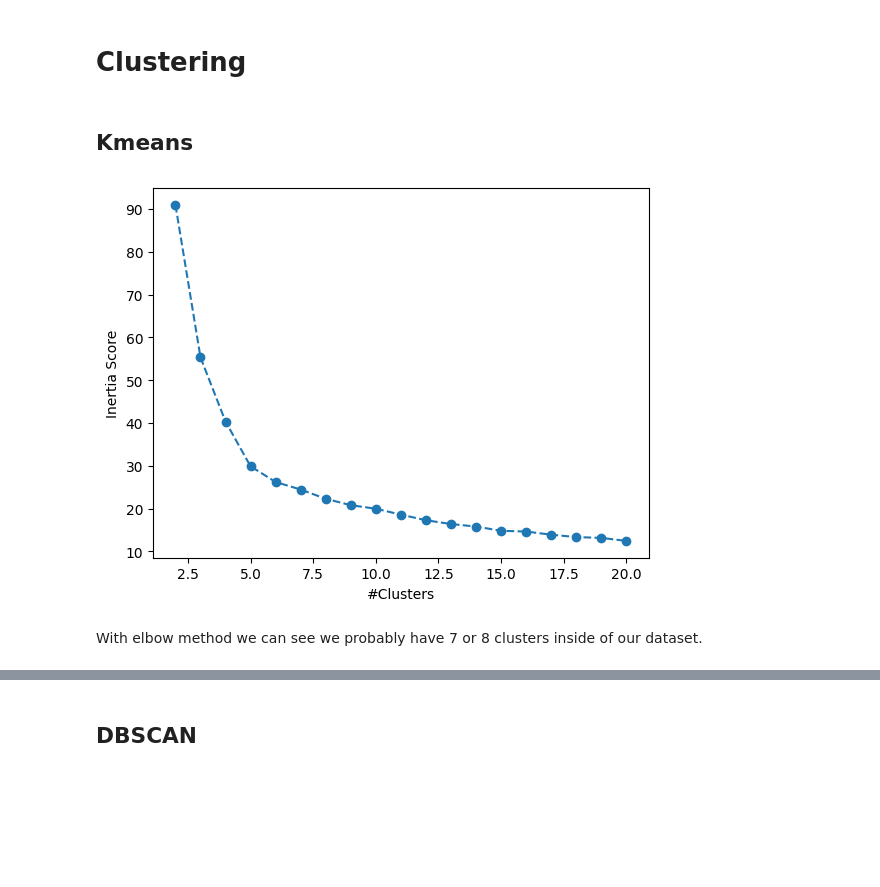
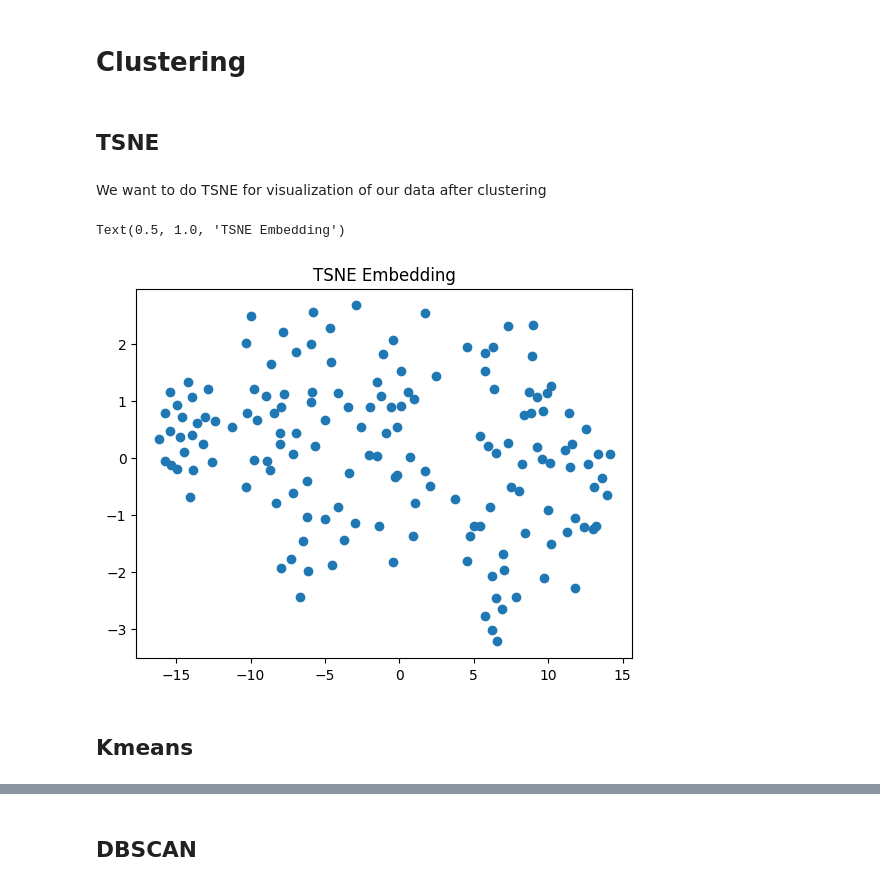
Before and after one commit to mrpintime/World_Happiness, a Jupyter notebook: WorldHappinessSegmentation.ipynb, the cells around one changed output, grey strips where cells are left out. Saved outputs shown, nothing was run; the diff lists cells and outputs as text; code cells hidden in the pictures; blank space fills up the shorter version.

```diff
--- a/WorldHappinessSegmentation.ipynb
+++ b/WorldHappinessSegmentation.ipynb
@@ -214,3 +214,7 @@ sns.lineplot(data=top50, y='Score', x='Country or region', color='red', linewidt
 # %%
 paese = df['Country or region']
 X = df.drop(columns='Country or region')
+# %% [markdown]
+## TSNE
+# %% [markdown]
+We want to do TSNE for visualization of our data after clustering
@@ -217,3 +228,9 @@ X = df.drop(columns='Country or region')
+# %%
+plt.scatter(x=tsne_df.embedd_1, y=tsne_df.embedd_2)
+plt.title('TSNE Embedding')
+# %% [output]
+Text(0.5, 1.0, 'TSNE Embedding')
+[figure, added]
 # %% [markdown]
 ## Kmeans
 # %%
@@ -226,9 +244,0 @@ for i in k:
-# %%
-plt.plot(k, inertia_lst, marker='o', ls='--')
-plt.xlabel('#Clusters')
-plt.ylabel('Inertia Score')
-plt.show()
-# %% [output]
-[figure, removed]
-# %% [markdown]
-With elbow method we can see we probably have 7 or 8 clusters inside of our dataset.
```
Also changed, not shown: parts of 18 cells of this notebook.
